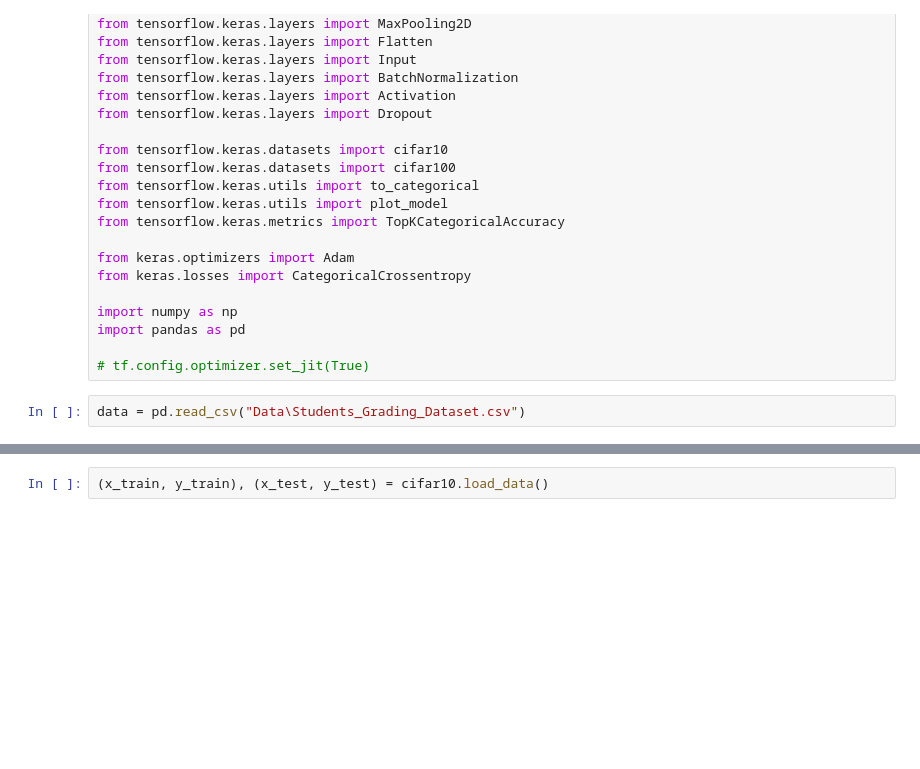
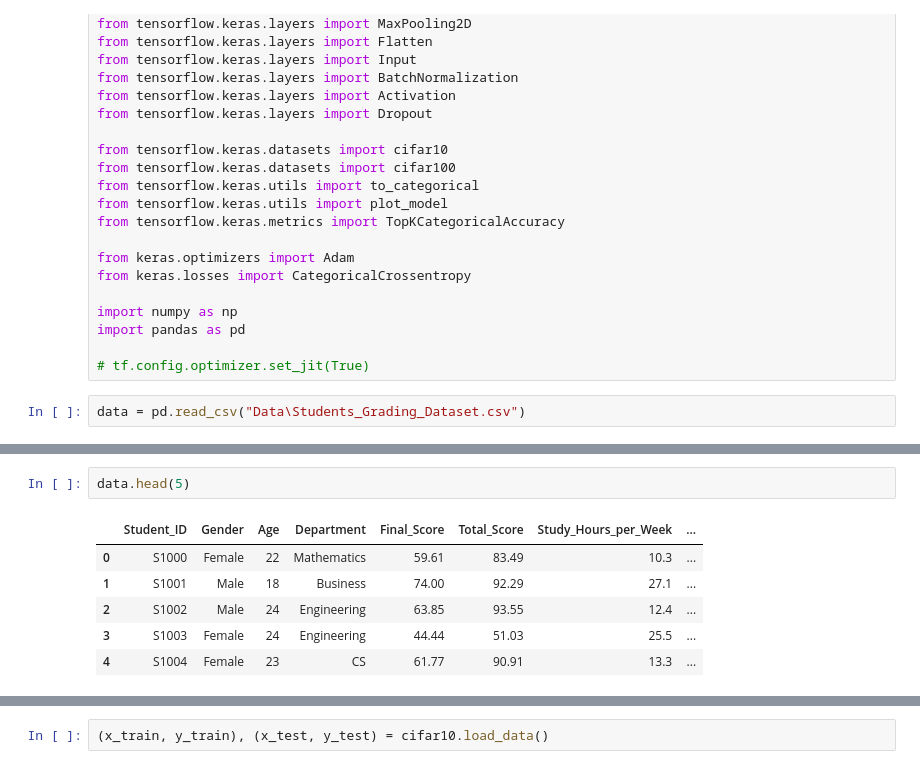
Before and after one commit to KlymentievMaksym/IntelOb, a Jupyter notebook: Lab3/Lab3.ipynb, the cells around one changed output, grey strips where cells are left out. Cells and saved outputs as stored; diff of their text form; blank space fills up the shorter version.

```diff
--- a/Lab3/Lab3.ipynb
+++ b/Lab3/Lab3.ipynb
@@ -44,0 +75,9 @@ data["Sleep_Hours_per_Night"].unique().shape
+# %%
+data.head(5)
+# %% [output]
+|  | Student_ID | Gender | Age | Department | Final_Score | Total_Score | Study_Hours_per_Week | ... |
+| 0 | S1000 | Female | 22 | Mathematics | 59.61 | 83.49 | 10.3 | ... |
+| 1 | S1001 | Male | 18 | Business | 74.00 | 92.29 | 27.1 | ... |
+| 2 | S1002 | Male | 24 | Engineering | 63.85 | 93.55 | 12.4 | ... |
+| 3 | S1003 | Female | 24 | Engineering | 44.44 | 51.03 | 25.5 | ... |
+| 4 | S1004 | Female | 23 | CS | 61.77 | 90.91 | 13.3 | ... |
```
Also changed, not shown: parts of 6 cells of this notebook.
